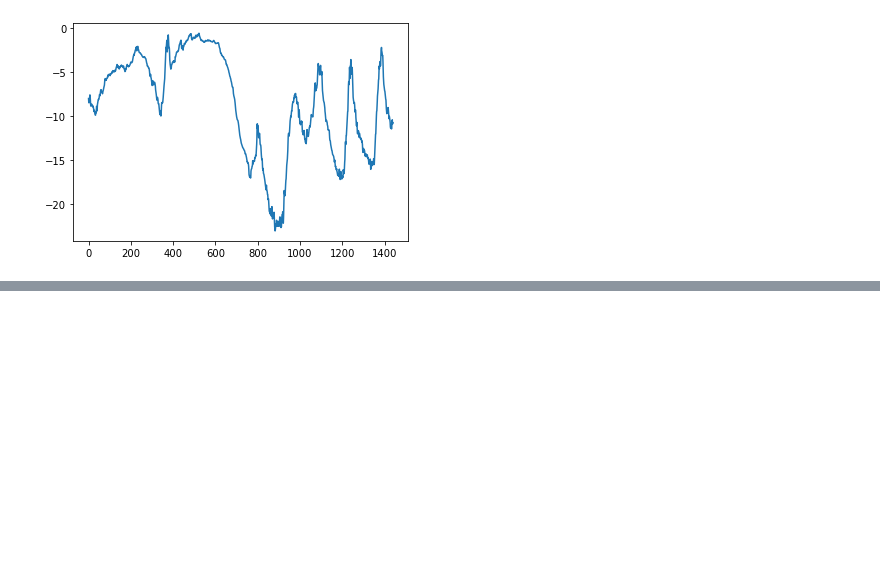
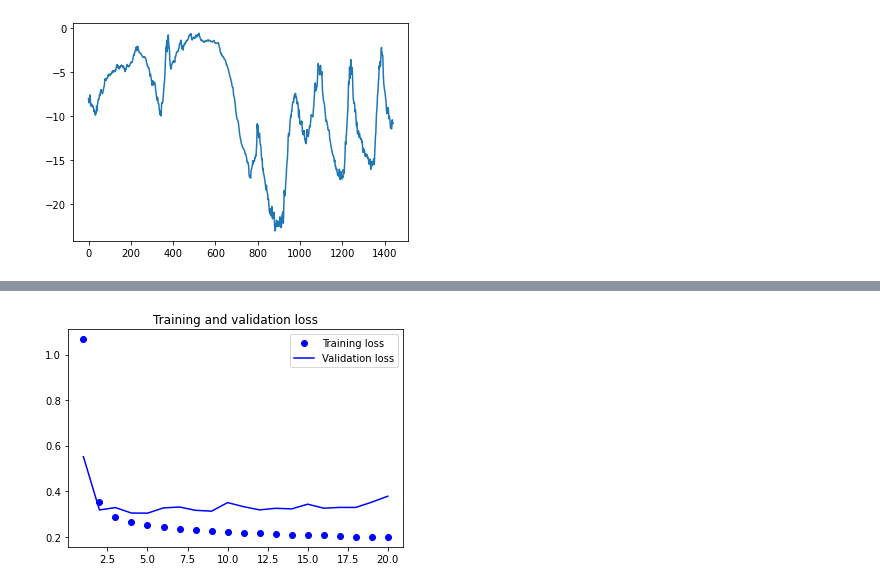
Before and after one commit to nuyhc/Deep_Learning_Tutorial, a Jupyter notebook: Keras/06_Seq_RNN.ipynb, the cells around one changed output, grey strips where cells are left out. Drawn from its saved outputs; the diff is of its cells as text; code cells hidden in the pictures; blank space fills up the shorter version.

```diff
--- a/Keras/06_Seq_RNN.ipynb
+++ b/Keras/06_Seq_RNN.ipynb
@@ -339,0 +373,12 @@ mean =
+# %%
+lookback = 1440
+step = 6
+delay = 144
+batch_size = 128
+
+train_gen = generator(float_data, lookback=lookback, delay=delay, min_index=0, max_index=200000, shuffle=True, step=step, batch_size=batch_size)
+val_gen = generator(float_data, lookback=lookback, delay=delay, min_index=200001, max_index=300000, step=step, batch_size=batch_size)
+test_gen = generator(float_data, lookback=lookback, delay=delay, min_index=300001, max_index=None, step=step, batch_size=batch_size)
+
+val_steps = (300000 - 200001 - lookback) // batch_size
+test_steps = (len(float_data) - 300001 -lookback) // batch_size
@@ -339,0 +408,18 @@ mean =
+# %%
+from tensorflow.keras.models import Sequential
+from tensorflow.keras import layers
+from tensorflow.keras.optimizers import RMSprop
+import tensorflow as tf
+
+model = Sequential()
+model.add(layers.Flatten(input_shape=(lookback//step, float_data.shape[-1])))
+model.add(layers.Dense(32, activation="relu"))
+model.add(layers.Dense(1))
+
+model.compile(
+    optimizer=RMSprop(),
+    loss = "mae"
+)
+
+with tf.device(":/GPU:0"):
+    hist = model.fit(train_gen, steps_per_epoch=500, epochs=20, validation_data=val_gen, validation_steps=val_steps)
@@ -339,0 +444,17 @@ mean =
+# %%
+import matplotlib.pyplot as plt
+
+loss = hist.history["loss"]
+val_loss = hist.history["val_loss"]
+
+epochs = range(1, len(loss)+1)
+
+plt.figure()
+plt.plot(epochs, loss, "bo", label="Training loss")
+plt.plot(epochs, val_loss, "b", label="Validation loss")
+plt.title("Training and validation loss")
+plt.legend()
+
+plt.show()
+# %% [output]
+[figure, added]
```
Also changed, not shown: parts of 8 cells of this notebook.
